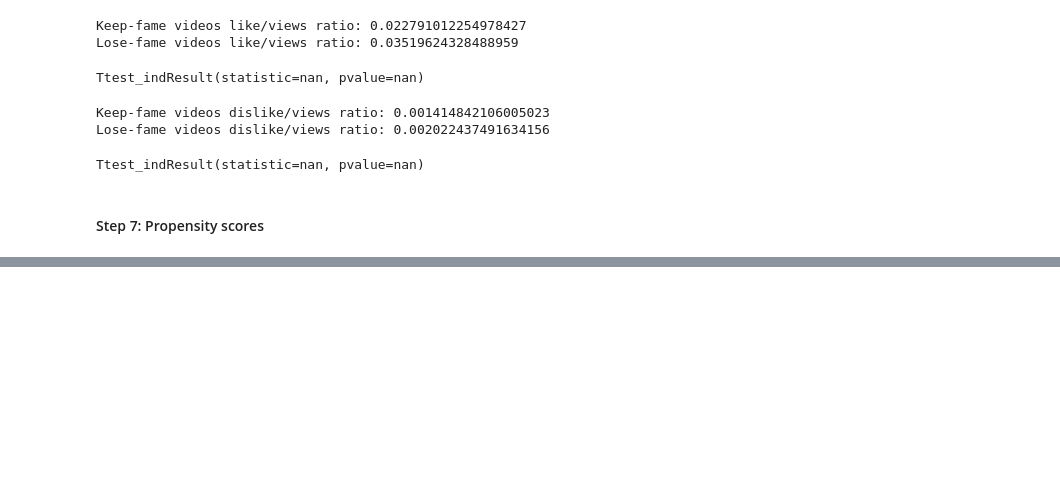
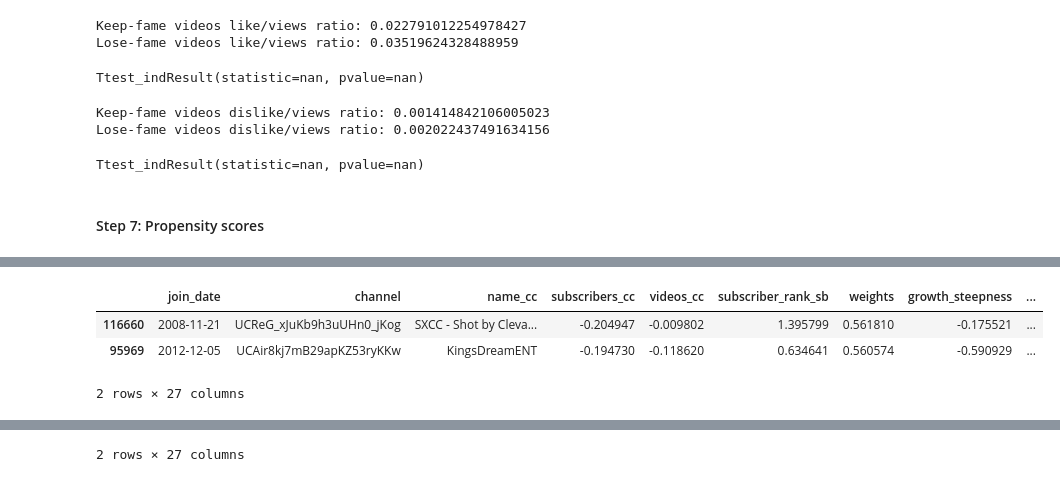
Before and after one commit to epfl-ada/ada-2022-project-adangerousteam, a Jupyter notebook: preprocessing_population_selection.ipynb, the cells around one changed output, grey strips where cells are left out. Saved outputs shown, nothing was run; the diff lists cells and outputs as text; code cells hidden in the pictures; blank space fills up the shorter version.

```diff
--- a/preprocessing_population_selection.ipynb
+++ b/preprocessing_population_selection.ipynb
@@ -396,0 +455,10 @@ LinAlgError: Singular matrix
+# %%
+keep = channels_filtered_df[channels_filtered_df["keep_fame"] == 1]
+lose = channels_filtered_df[channels_filtered_df["keep_fame"] == 0]
+display(keep.sort_values("prop_score", ascending=False).head(2))
+display(lose.sort_values("prop_score", ascending=False).head(2))
+# %% [output]
+|  | join_date | channel | name_cc | subscribers_cc | videos_cc | subscriber_rank_sb | weights | growth_steepness | ... |
+| 116660 | 2008-11-21 | UCReG_xJuKb9h3uUHn0_jKog | SXCC - Shot by Cleva... | -0.204947 | -0.009802 | 1.395799 | 0.561810 | -0.175521 | ... |
+| 95969 | 2012-12-05 | UCAir8kj7mB29apKZ53ryKKw | KingsDreamENT | -0.194730 | -0.118620 | 0.634641 | 0.560574 | -0.590929 | ... |
+2 rows × 27 columns
@@ -396,0 +468 @@ LinAlgError: Singular matrix
+2 rows × 27 columns
```
Also changed, not shown: parts of 13 cells of this notebook.
